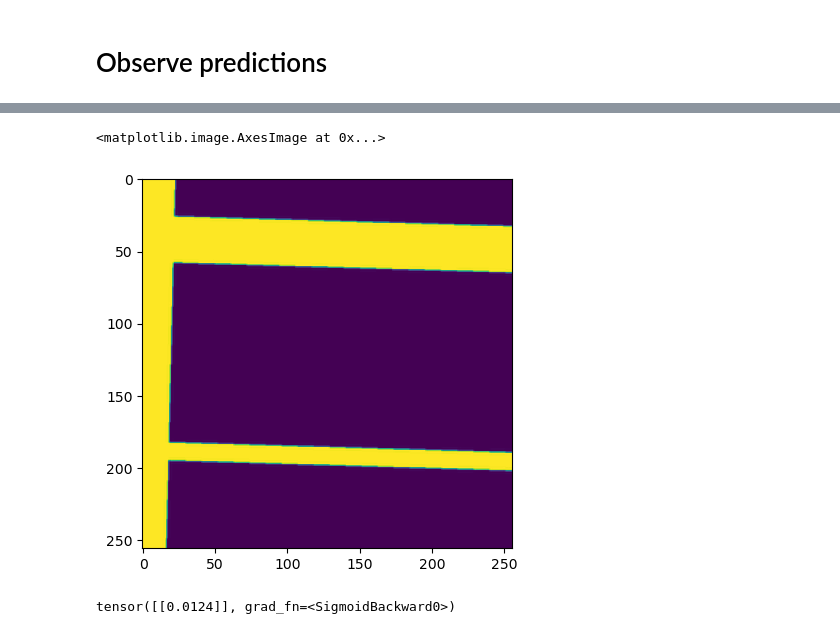
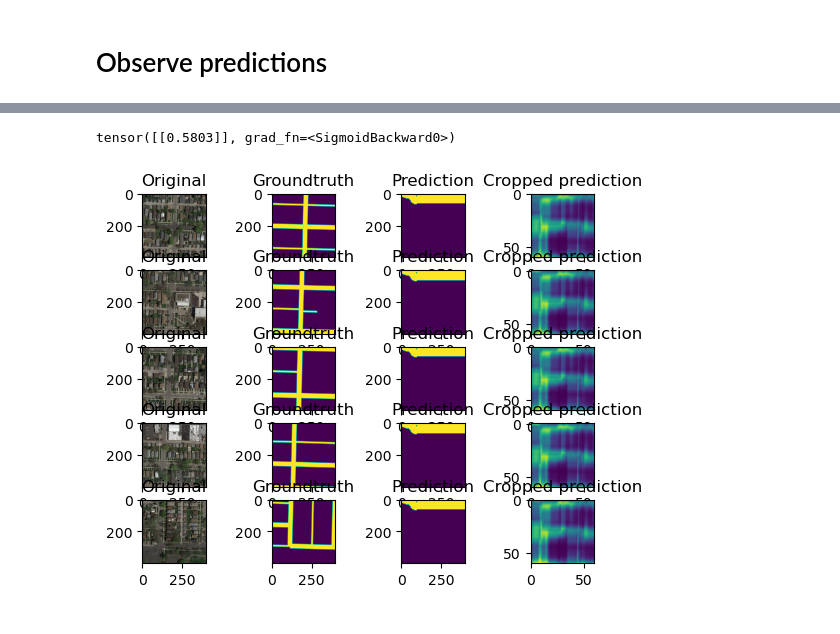
Before and after one commit to KilianZell/MLproject2, a Jupyter notebook: Sam.ipynb, the cells around one changed output, grey strips where cells are left out. Drawn from its saved outputs; the diff is of its cells as text; code cells hidden in the pictures.

```diff
--- a/Sam.ipynb
+++ b/Sam.ipynb
@@ -120,7 +121,7 @@ def get_model(depth, base_width=16):
     # Output layers
     modules.extend(
         [
-            torch.nn.AdaptiveAvgPool2d(1),
+            torch.nn.AdaptiveAvgPool2d((1,1)),
             torch.nn.Flatten(),
             torch.nn.Linear(in_channels,1),
             torch.nn.Sigmoid()
@@ -152,7 +153,7 @@ Training
 # %%
 save = True
 
-nb_epochs = 2
+nb_epochs = 10
 model = get_model(20)
 
 optimizer = optim.Adam(model.parameters(), lr=0.001)
@@ -191,7 +192,7 @@ for epoch in range(nb_epochs):
         #Print statistics
         total_loss += loss.item() * input_image.size(0)
 
-        print("Epoch", epoch, ", image", index, ", image loss:", loss.item(), ", time elapsed:", time.time() - training_start_time)
+        #print("Epoch", epoch, ", image", index, ", image loss:", loss.item(), ", time elapsed:", time.time() - training_start_time)
 
         #At the end of the epoch, do a pass on the validation set
         total_val_loss = 0
@@ -255,11 +251,6 @@ plt.imshow(train_input[0].swapaxes(0,2))
-# %%
-plt.imshow(train_target[0].swapaxes(0,1))
-# %% [output]
-<matplotlib.image.AxesImage at 0x...>
-[figure, removed]
 # %%
-torch.tensor(train_input[0]).unsqueeze(0).to(device)
+input_image = torch.tensor(train_input[1]).unsqueeze(0).to(device)
 outputs = model(input_image.float())
 print(outputs)
 # %% [output]
-tensor([[0.0124]], grad_fn=<SigmoidBackward0>)
+tensor([[0.5803]], grad_fn=<SigmoidBackward0>)
@@ -265,0 +290,24 @@ tensor([[0.0124]], grad_fn=<SigmoidBackward0>)
+# %%
+s = 5
+n=5
+fig,axs = plt.subplots(n,4)
+for i in range(n):
+    tab,res = pred_mask(model,imgs[n],w,h,s)
+    mean = res.mean()
+    output = res.copy()
+    t = 1.0398
+    output[output < mean*t] = 0
+    output[output>=mean*t] = 1
+
+    axs[i,0].imshow(imgs[i].swapaxes(0,2))
+    axs[i,0].set_title('Original')
+    axs[i,1].imshow(gt_imgs[i].swapaxes(0,1))
+    axs[i,1].set_title('Groundtruth')
+    axs[i,2].imshow(output.swapaxes(0,1))
+    axs[i,2].set_title('Prediction')
+    axs[i,2].imshow(output.swapaxes(0,1))
+    axs[i,2].set_title('Prediction')
+    axs[i,3].imshow(tab.swapaxes(0,1))
+    axs[i,3].set_title('Cropped prediction')
+# %% [output]
+[figure, added]
```
Also changed, not shown: parts of 7 cells of this notebook, 1 other file.
